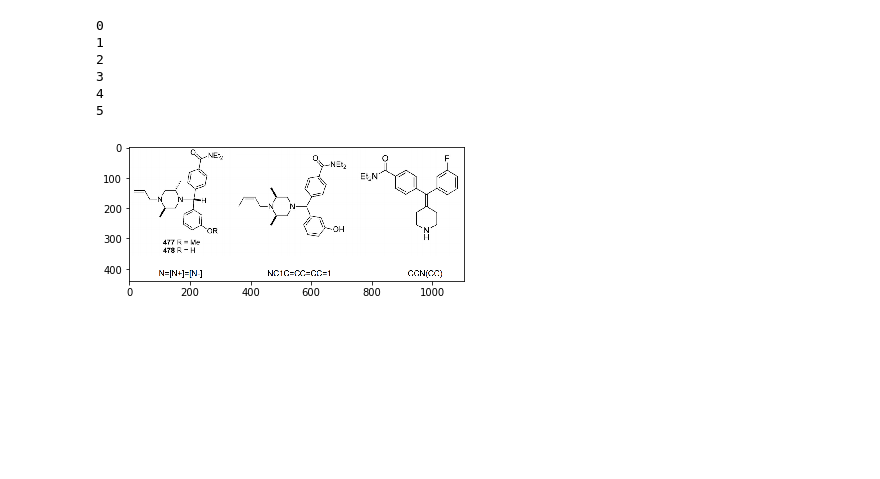
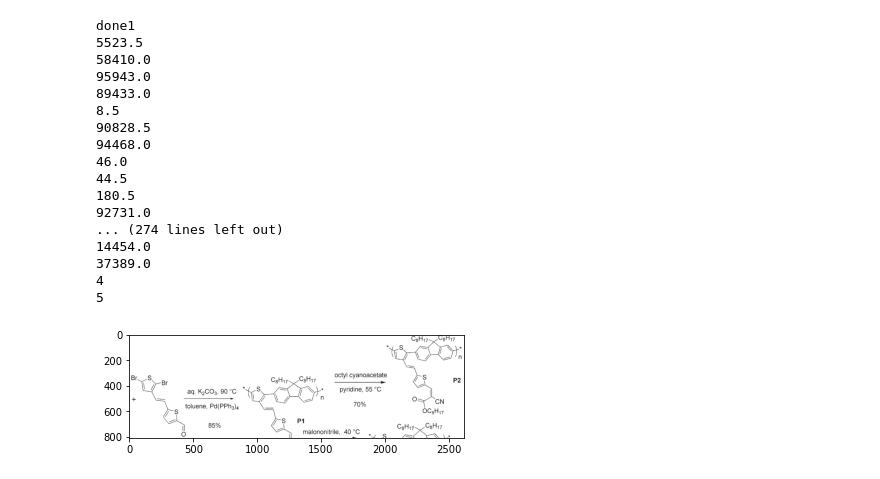
Before and after one commit to Zhangjt9317/AutoDataMining, a Jupyter notebook: Image Recognition/opencv_test.ipynb, the cells around one changed output. Cells and saved outputs as stored; diff of their text form; code cells hidden in the pictures; blank space fills up the shorter version.

Commit message:
Extracted a portion of a different image, and improved quality of extracted image to nearly HD

```diff
--- a/Image Recognition/opencv_test.ipynb
+++ b/Image Recognition/opencv_test.ipynb
@@ -5,53 +10,66 @@ import matplotlib.pyplot as plt
 # %%
 
 # Load image, grayscale, Otsu's threshold
-image = cv2.imread('C:/Users/aadam/Desktop/opencv_test.png')
+image = cv2.imread('C:/Users/aadam/Documents/Github/AutoDataMining/Image Recognition/res/articles/out.png', 1)
+print("done1")
 original = image.copy()
 gray = cv2.cvtColor(image, cv2.COLOR_BGR2GRAY)
 thresh = cv2.threshold(gray, 0, 255, cv2.THRESH_BINARY_INV + cv2.THRESH_OTSU)[1]
-print("0")
+
 # Dilate with horizontal kernel
 kernel = cv2.getStructuringElement(cv2.MORPH_RECT, (20,10))
 dilate = cv2.dilate(thresh, kernel, iterations=2)
-print("1")
+
 # Find contours and remove non-diagram contours
-cnts = cv2.findContours(dilate, cv2.RETR_EXTERNAL, cv2.CHAIN_APPROX_SIMPLE)
-cnts = cnts[0] if len(cnts) == 2 else cnts[1]
-for c in cnts:
+contours, _ = cv2.findContours(dilate, cv2.RETR_TREE, cv2.CHAIN_APPROX_SIMPLE)
+for i, c in enumerate(contours):
     x,y,w,h = cv2.boundingRect(c)
     area = cv2.contourArea(c)
-    if w/h > 2 and area > 10000:
+    print(area)
+    if w/h > 1 and area > 1000:
         cv2.drawContours(dilate, [c], -1, (0,0,0), -1)
-print("2")
+
 # Iterate through diagram contours and form single bounding box
 boxes = []
-cnts = cv2.findContours(dilate, cv2.RETR_EXTERNAL, cv2.CHAIN_APPROX_SIMPLE)
-cnts = cnts[0] if len(cnts) == 2 else cnts[1]
-for c in cnts:
+contours = cv2.findContours(dilate, cv2.RETR_TREE, cv2.CHAIN_APPROX_SIMPLE)
+contours = contours[0] if len(contours) == 2 else contours[1]
+for c in contours:
     x, y, w, h = cv2.boundingRect(c)
     boxes.append([x,y, x+w,y+h])
-print("3")
+
 boxes = np.asarray(boxes)
 x = np.min(boxes[:,0])
 y = np.min(boxes[:,1])
 w = np.max(boxes[:,2]) - x
 h = np.max(boxes[:,3]) - y
 
 # Extract ROI
 cv2.rectangle(image, (x,y), (x + w,y + h), (36,255,12), 3)
 ROI = original[y:y+h, x:x+w]
+cv2.imwrite("C:/Users/aadam/Documents/Github/AutoDataMining/Image Recognition/res/articles/image.png", ROI)
 print("4")
-plt.imshow(cv2.cvtColor(image, cv2.COLOR_BGR2RGB))
-plt.imshow(cv2.cvtColor(thresh, cv2.COLOR_BGR2RGB))
-plt.imshow(cv2.cvtColor(dilate, cv2.COLOR_BGR2RGB))
+#plt.imshow(cv2.cvtColor(image, cv2.COLOR_BGR2RGB))
+#plt.imshow(cv2.cvtColor(thresh, cv2.COLOR_BGR2RGB))
+#plt.imshow(cv2.cvtColor(dilate, cv2.COLOR_BGR2RGB))
 plt.imshow(cv2.cvtColor(ROI, cv2.COLOR_BGR2RGB))
 #cv2.waitKey(20)
 print("5")
 # %% [output]
-0
-1
-2
-3
+done1
+5523.5
+58410.0
+95943.0
+89433.0
+8.5
+90828.5
+94468.0
+46.0
+44.5
+180.5
+92731.0
+... (274 lines left out)
+14454.0
+37389.0
 4
 5
-[figure, old version]
+[figure, new version]
```
Also changed, not shown: parts of 3 cells of this notebook, 4 other files.
